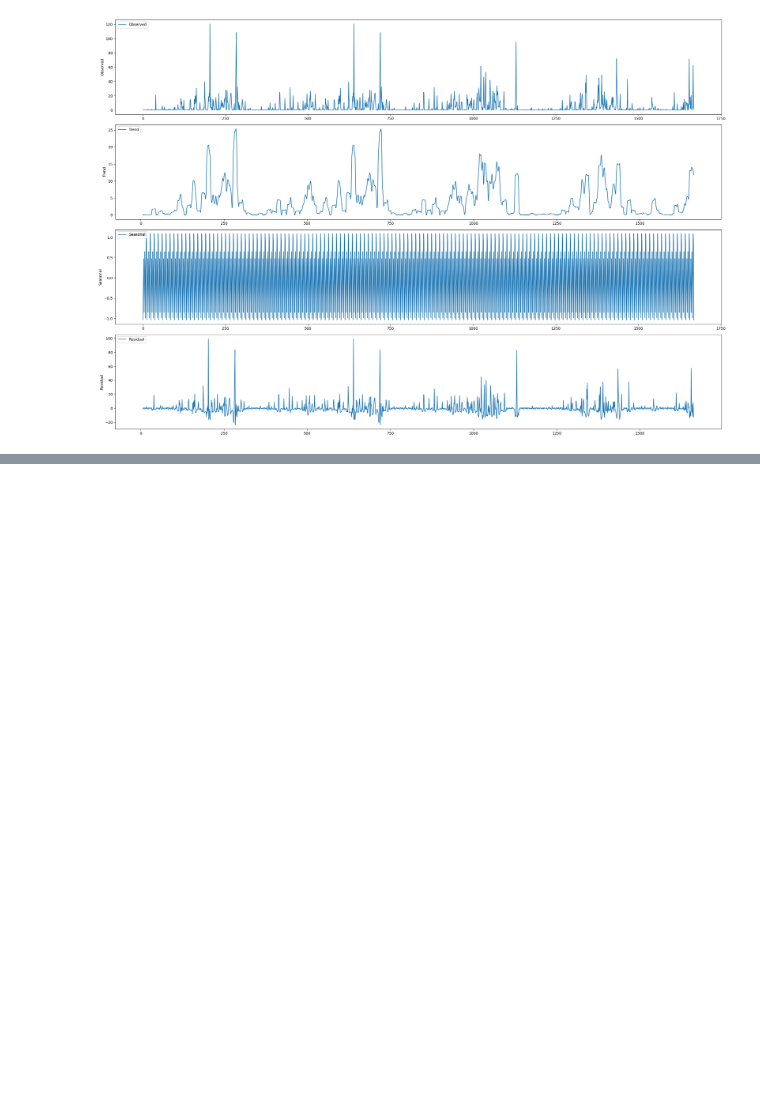
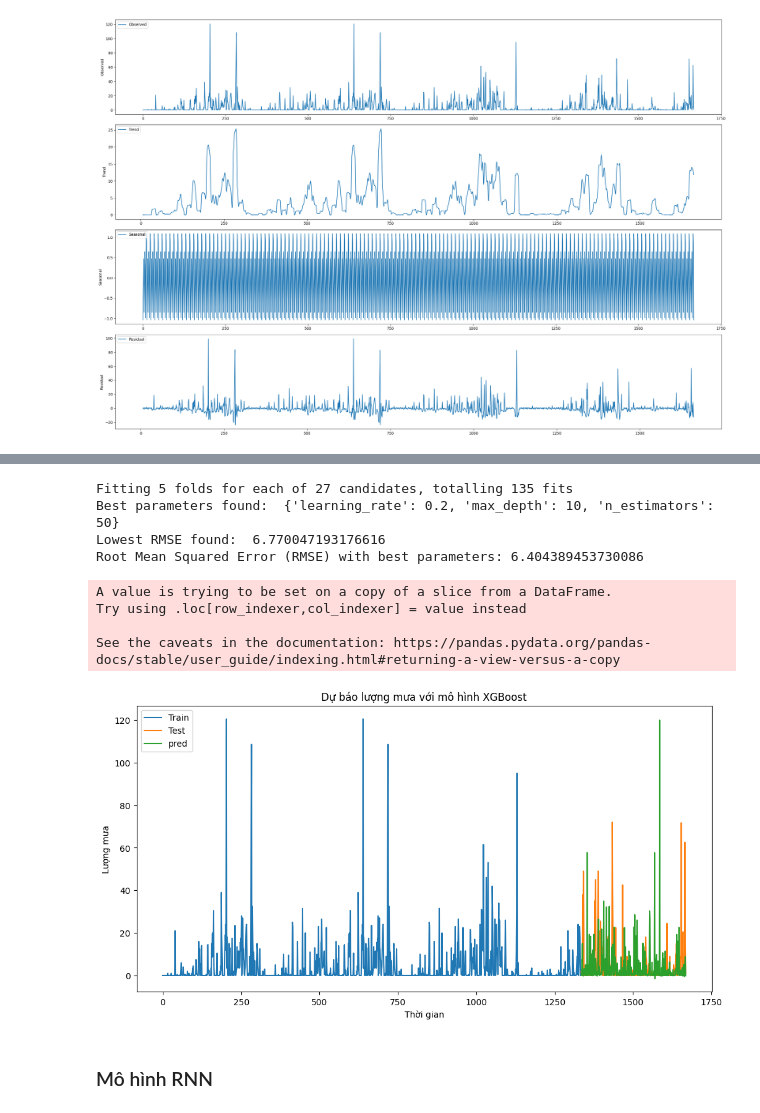
Before and after one commit to TongVanLuc/PhanTichChuoiThoiGian_Nhom8, a Jupyter notebook: TimeSeries.ipynb, the cells around one changed output, grey strips where cells are left out. Saved outputs shown, nothing was run; the diff lists cells and outputs as text; code cells hidden in the pictures; blank space fills up the shorter version.

```diff
--- a/TimeSeries.ipynb
+++ b/TimeSeries.ipynb
@@ -110,0 +223,56 @@ x_test = test.drop(columns='precip')
+# %%
+import xgboost as xgb
+from sklearn.model_selection import GridSearchCV
+
+# Định nghĩa mô hình XGBoost
+model = xgb.XGBRegressor(objective='reg:squarederror', random_state=42)
+
+# Định nghĩa các giá trị tham số cần tối ưu
+param_grid = {
+    'learning_rate': [0.05, 0.1, 0.2],  # Tốc độ học
+    'max_depth': [10, 12, 14],          # Độ sâu tối đa của cây
+    'n_estimators': [50, 100, 200]      # Số lượng cây
+}
+
+# Sử dụng GridSearchCV để tìm bộ tham số tối ưu
+grid_search = GridSearchCV(estimator=model, param_grid=param_grid,
+                           scoring='neg_root_mean_squared_error', cv=5, verbose=1, n_jobs=-1)
+
+# Huấn luyện Grid Search trên dữ liệu huấn luyện
+grid_search.fit(x_train, y_train)
+
+# In ra các thông số tối ưu
+print("Best parameters found: ", grid_search.best_params_)
+print("Lowest RMSE found: ", -grid_search.best_score_)  # Đổi dấu vì grid_search sử dụng negative RMSE
+
+# Dự đoán trên tập kiểm tra với tham số tối ưu
+best_model = grid_search.best_estimator_
+predict_XGB = best_model.predict(x_test)
+rmse_XGBoost = mean_squared_error(y_test, predict_XGB, squared=False)
+print("Root Mean Squared Error (RMSE) with best parameters:", rmse_XGBoost)
+# %% [output]
+Fitting 5 folds for each of 27 candidates, totalling 135 fits
+Best parameters found:  {'learning_rate': 0.2, 'max_depth': 10, 'n_estimators': 50}
+Lowest RMSE found:  6.770047193176616
+Root Mean Squared Error (RMSE) with best parameters: 6.404389453730086
+# %%
+# Vẽ biểu đồ kết quả dự đoán
+
+valid['pred_XGB'] = predict_XGB
+
+plt.figure(figsize=(12, 6))
+plt.plot(train['precip'])
+plt.plot(valid[['precip', 'pred_XGB']])
+plt.title('Dự báo lượng mưa với mô hình XGBoost')
+plt.xlabel('Thời gian')
+plt.ylabel('Lượng mưa')
+plt.legend(['Train', 'Test', 'pred'], loc='upper left')
+plt.show()
+# %% [output]
+A value is trying to be set on a copy of a slice from a DataFrame.
+Try using .loc[row_indexer,col_indexer] = value instead
+
+See the caveats in the documentation: https://pandas.pydata.org/pandas-docs/stable/user_guide/indexing.html#returning-a-view-versus-a-copy
+[figure, added]
+# %% [markdown]
+### Mô hình RNN
```
Also changed, not shown: parts of 29 cells of this notebook, 1 other file.
